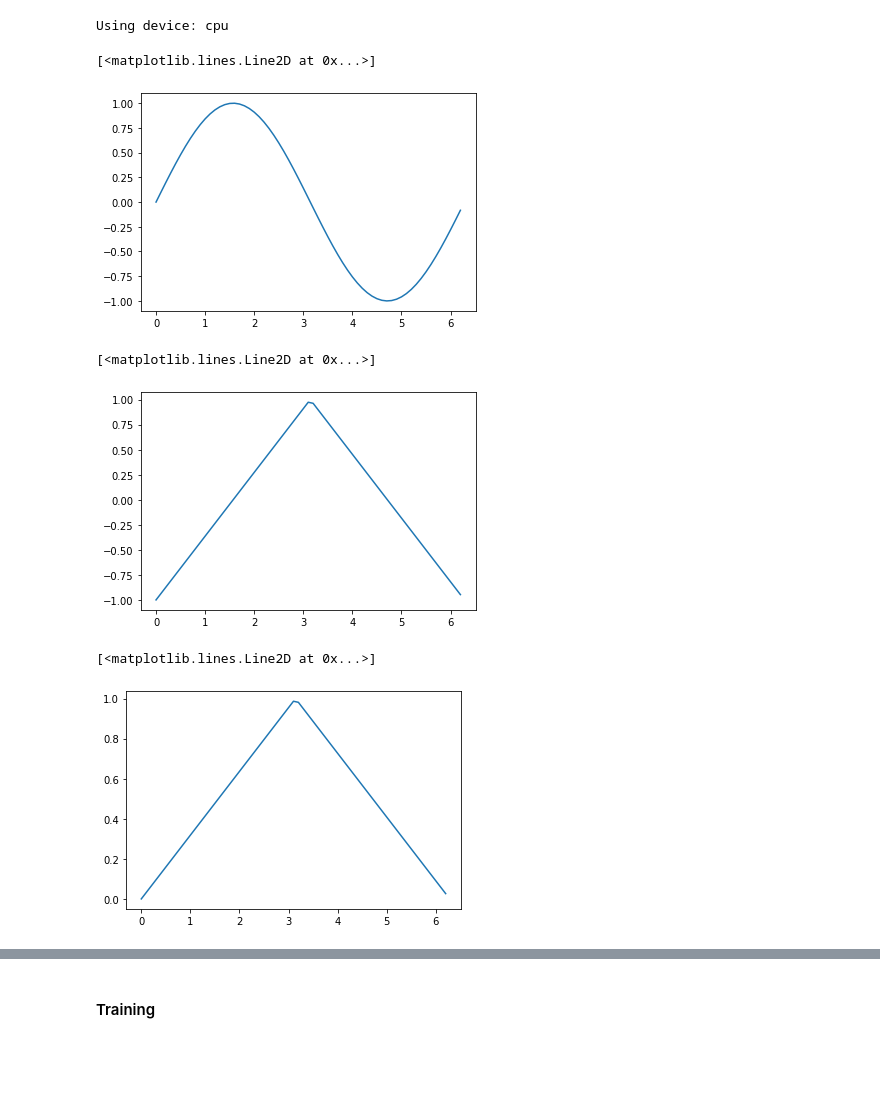
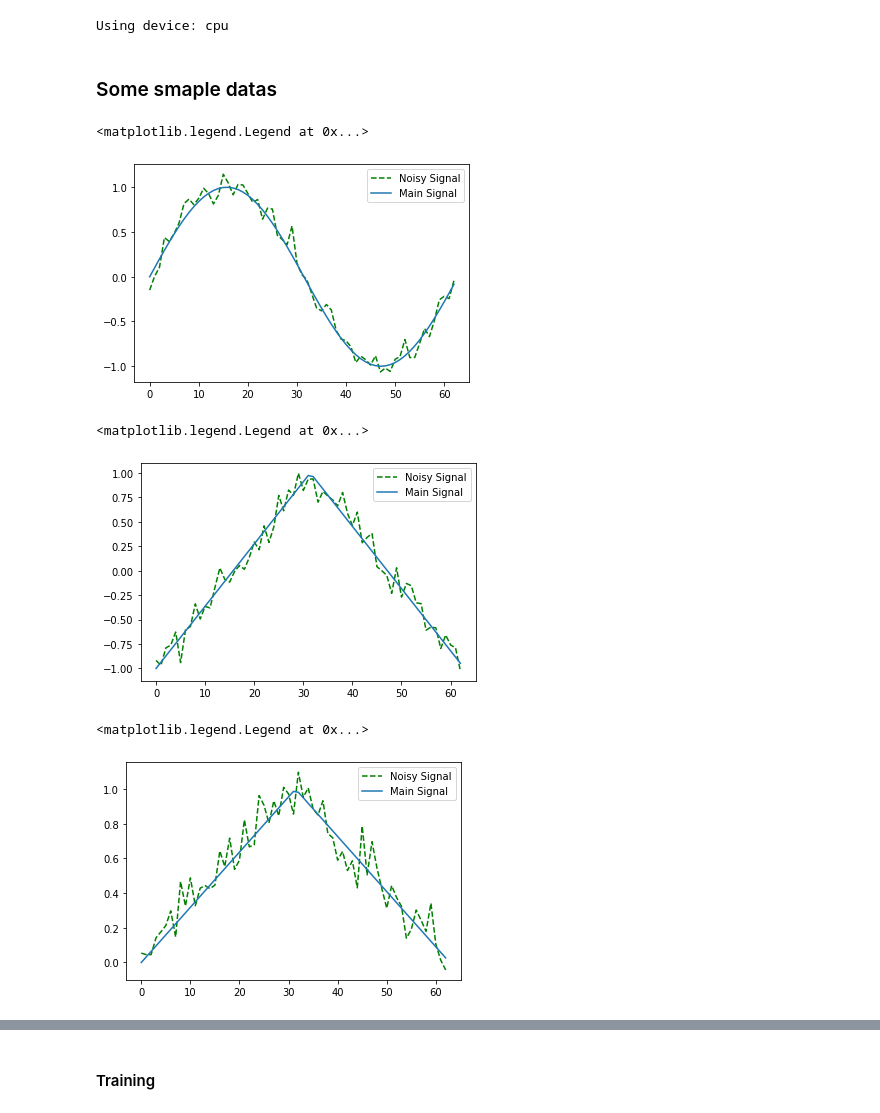
Before and after one commit to AminAlam/RNN-Denoiser, a Jupyter notebook: RNN_Denoiser.ipynb, the cells around one changed output, grey strips where cells are left out. Drawn from its saved outputs; the diff is of its cells as text; code cells hidden in the pictures; blank space fills up the shorter version.

```diff
--- a/RNN_Denoiser.ipynb
+++ b/RNN_Denoiser.ipynb
@@ -30,22 +30,33 @@ if device.type == 'cuda':
 torch.backends.cudnn.deterministic = True
 # %% [output]
 Using device: cpu
+# %% [markdown]
+### Some smaple datas
 # %%
 time_interval = np.arange(0,2*np.pi,0.1)
 sin_wave = np.sin(time_interval)
-plt.plot(time_interval, sin_wave)
+noise = np.random.normal(0,0.1,len(time_interval))
+plt.plot(noise+sin_wave,'--g',label='Noisy Signal')
+plt.plot(sin_wave,label='Main Signal')
+plt.legend()
 # %% [output]
-[<matplotlib.lines.Line2D at 0x...>]
+<matplotlib.legend.Legend at 0x...>
-[figure, old version]
+[figure, new version]
 # %%
 triangle_wave = signal.sawtooth(time_interval, 0.5)
-plt.plot(time_interval, triangle_wave)
+noise = np.random.normal(0,0.1,len(time_interval))
+plt.plot(noise+triangle_wave,'--g',label='Noisy Signal')
+plt.plot(triangle_wave,label='Main Signal')
+plt.legend()
 # %% [output]
-[<matplotlib.lines.Line2D at 0x...>]
+<matplotlib.legend.Legend at 0x...>
-[figure, old version]
+[figure, new version]
 # %%
 saw_wave = (signal.sawtooth(time_interval, 0.5)+1)/2
-plt.plot(time_interval, saw_wave)
+noise = np.random.normal(0,0.1,len(time_interval))
+plt.plot(noise+saw_wave,'--g',label='Noisy Signal')
+plt.plot(saw_wave,label='Main Signal')
+plt.legend()
 # %% [output]
-[<matplotlib.lines.Line2D at 0x...>]
+<matplotlib.legend.Legend at 0x...>
-[figure, old version]
+[figure, new version]
```
Also changed, not shown: parts of 12 cells of this notebook.
